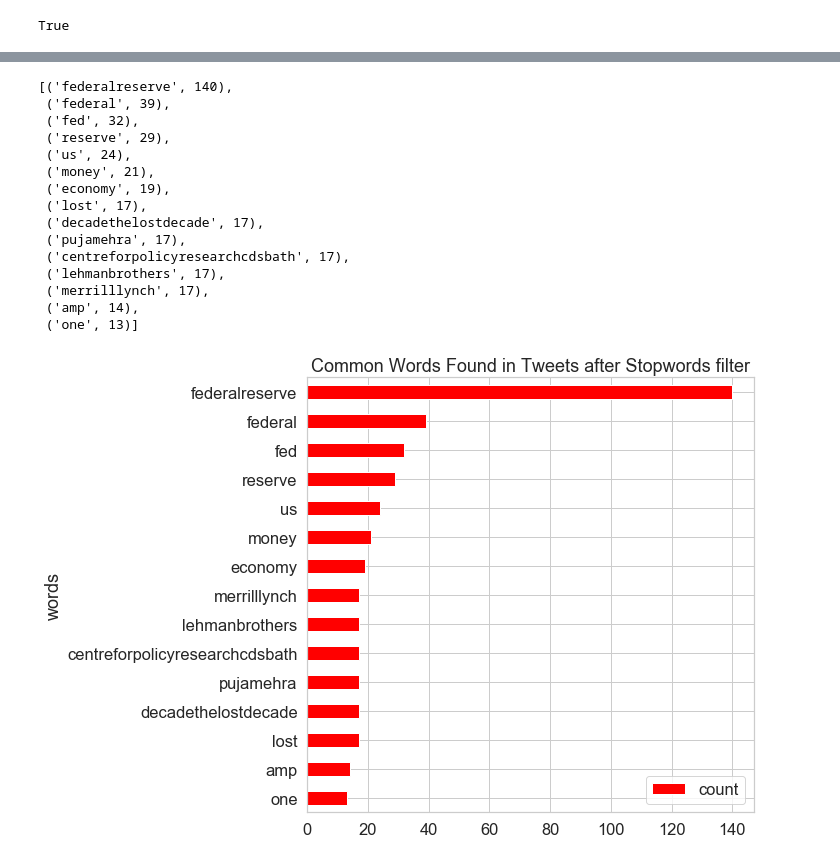
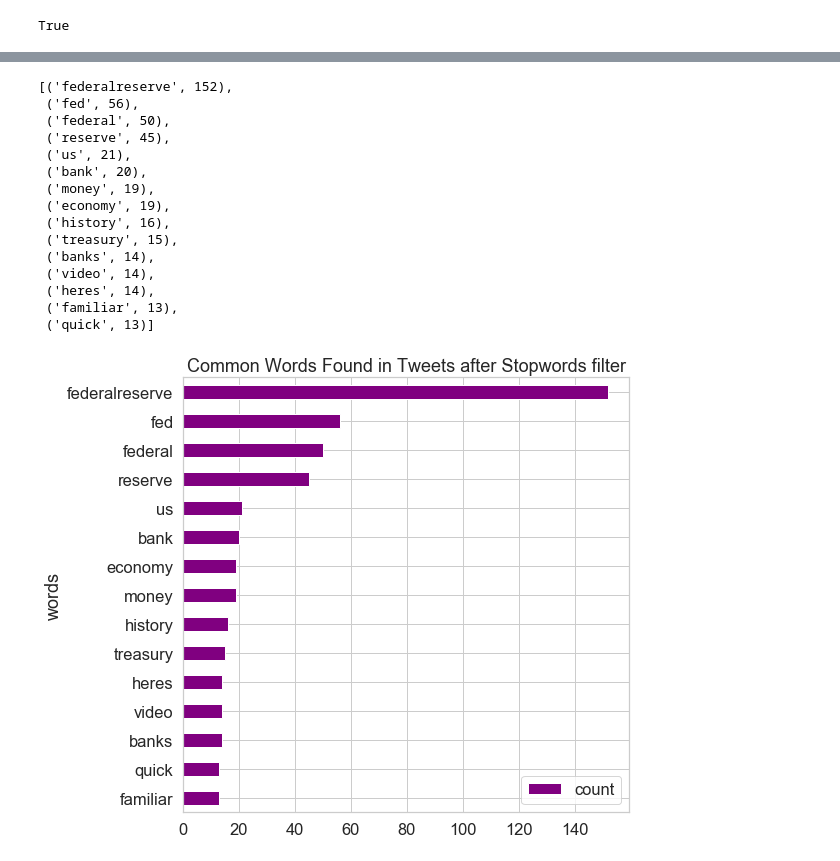
Before and after one commit to Cselliott/Final_Project, a Jupyter notebook: Twitter_analysis/Twitter Analysis with Bigram and Wordcloud.ipynb, the cells around one changed output, grey strips where cells are left out. Cells and saved outputs as stored; diff of their text form; code cells hidden in the pictures.

```diff
--- a/Twitter_analysis/Twitter Analysis with Bigram and Wordcloud.ipynb
+++ b/Twitter_analysis/Twitter Analysis with Bigram and Wordcloud.ipynb
@@ -36,10 +29,10 @@ nltk.download('stopwords')
 [nltk_data]   Package stopwords is already up-to-date!
 True
 # %%
-consumer_key= 'XgLfVqV7ADXpG5EHnMgyx3xwo'
-consumer_secret= '870pskWxaItAxxqdeHK5bbLcfvAv41mSDKgzl9t0YH47ImCHKS'
-access_token= '56790330-wAee8FiCqQp6AIlaXDrZHfJVa5IDmMwmlPmU2fOqG'
-access_token_secret= 'lCfFwqHmMCxREpuicnyC2Hs6o4OlVUi0hnzle5Xk24r8n'
+consumer_key= 'QCsJRV19sJISZGgf6nejueRSa'
+consumer_secret= 'dIHax7H9JilXKd6NhfN4upwVtVdzpflRH0KEeJZ3PLX1czRRI3'
+access_token= '56790330-R1bjHJyD0mnyM3KC4AsoJMLF6Zp2pPKrnF72TkjUq'
+access_token_secret= 'kefXSwJh22Dn3diySnF9kohWbPCgtjo9wDEwuTCTV4LXF'
 # %%
 auth = tw.OAuthHandler(consumer_key, consumer_secret)
 auth.set_access_token(access_token, access_token_secret)
@@ -155,38 +108,38 @@ all_words_nsw = list(itertools.chain(*tweets_nsw))
 counts_nsw = collections.Counter(all_words_nsw)
 counts_nsw.most_common(15)
 # %% [output]
-[('federalreserve', 140),
- ('federal', 39),
- ('fed', 32),
- ('reserve', 29),
- ('us', 24),
- ('money', 21),
+[('federalreserve', 152),
+ ('fed', 56),
+ ('federal', 50),
+ ('reserve', 45),
+ ('us', 21),
+ ('bank', 20),
+ ('money', 19),
  ('economy', 19),
- ('lost', 17),
- ('decadethelostdecade', 17),
- ('pujamehra', 17),
- ('centreforpolicyresearchcdsbath', 17),
- ('lehmanbrothers', 17),
- ('merrilllynch', 17),
- ('amp', 14),
- ('one', 13)]
+ ('history', 16),
+ ('treasury', 15),
+ ('banks', 14),
+ ('video', 14),
+ ('heres', 14),
+ ('familiar', 13),
+ ('quick', 13)]
 # %%
 clean_tweets_nsw = pd.DataFrame(counts_nsw.most_common(15),
                              columns=['words', 'count'])
 
 fig, ax = plt.subplots(figsize=(8, 8))
 
 # Plot horizontal bar graph
 clean_tweets_nsw.sort_values(by='count').plot.barh(x='words',
                       y='count',
                       ax=ax,
-                      color="red")
+                      color="purple")
 
 ax.set_title("Common Words Found in Tweets after Stopwords filter")
 
 plt.show()
 # %% [output]
-[figure, old version]
+[figure, new version]
 # %%
 # Remove collection words. Collection words are the words that you used to query your data from Twitter.
 # This This could skew your word frequency analysis.
```
Also changed, not shown: parts of 14 cells of this notebook, 2 other files.
